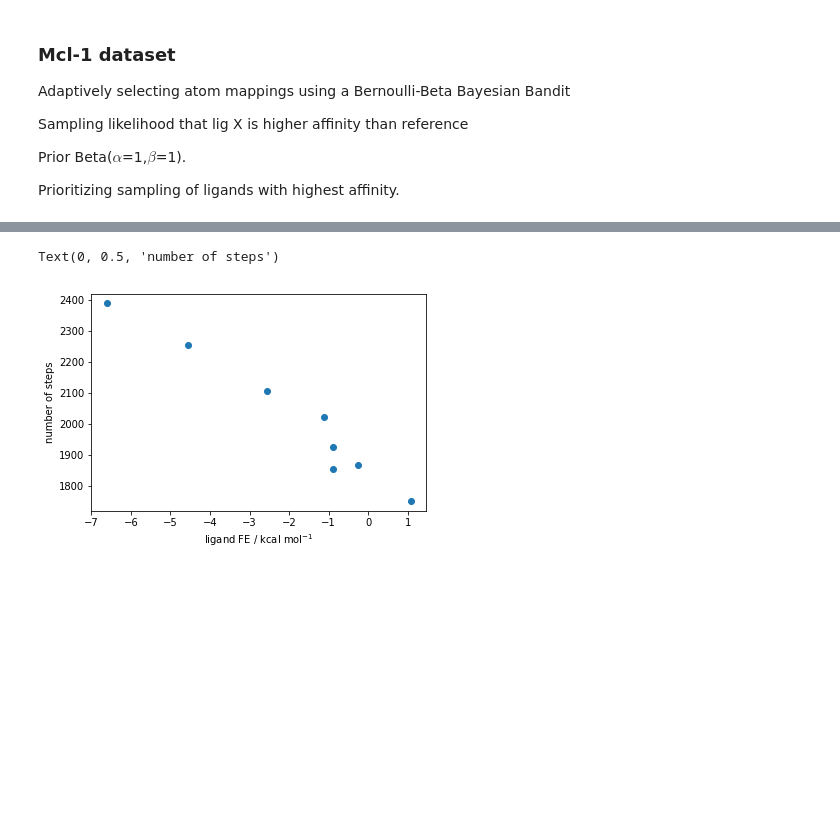
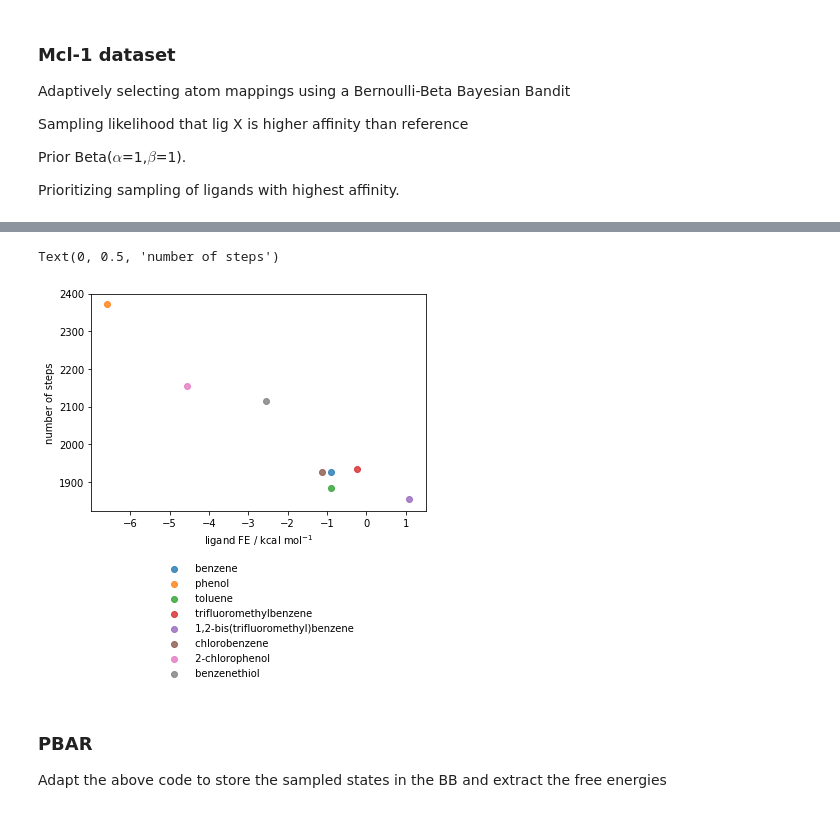
Before and after one commit to hannahbrucemacdonald/drugbandit, a Jupyter notebook: examples/adaptive/adaptive_sampling.ipynb, the cells around one changed output, grey strips where cells are left out. Saved outputs shown, nothing was run; the diff lists cells and outputs as text; code cells hidden in the pictures; blank space fills up the shorter version.

```diff
--- a/examples/adaptive/adaptive_sampling.ipynb
+++ b/examples/adaptive/adaptive_sampling.ipynb
@@ -193,8 +193,8 @@ with open('set_of_eight.smiles','r') as f:
             ligands.append(bandit.Node(details[2], float(details[3]), float(details[4]),lig_id))
             lig_id += 1
 
-ligands = ligands
-baseline_ligand = 0 # arbitrary choice of ligand
+# ligands = ligands[0:3]
+baseline_ligand = 5 # arbitrary choice of ligand
 
 edges = []
 
@@ -202,6 +202,11 @@ edges = []
 for lig_a, lig_b in itertools.combinations(ligands,2):  # generating all edges
     edges.append(bandit.Edges(lig_a,lig_b))
     index+=1
+
+n_steps = 3 # include paths between ligands that involve up to n_steps edges
+
+for ligand in ligands:
+    ligand.find_all_paths(baseline_ligand,edges,n_steps)
 # %%
 #########################
 # simulation parameters #
@@ -235,9 +255,8 @@ for step in range(0,steps+1):
 # %%
 for x in ligands:
-    print(x.name)
     print(x.fe)
     print('mean',(x.a)/(x.a+x.b))
     x.plot()
-    plt.xlabel('probability that the ligand is better than reference molecule')
+    plt.xlabel('probability that {} is better than reference molecule'.format(x.name))
     plt.show()
 # %% [output]
@@ -269,16 +282,28 @@ mean 0.5583596214511041
 # %%
 ligand_sampling = [0. for _ in ligands]
 for edge in edges:
     edge_steps = np.sum([x.nsteps for x in edge.bandits])
-#     print(np.sum([x.nsteps for x in edge.bandits]))
     ligand_sampling[edge.indexes[0]] += edge_steps
     ligand_sampling[edge.indexes[1]] += edge_steps
 
 ligand_fes = [ligand.fe for ligand in ligands]
 
-plt.scatter(ligand_fes,ligand_sampling)
+
+labels = [ligand.name for ligand in ligands]
+
+for i,ligand in enumerate(ligands):
+    plt.scatter(ligand.fe, ligand_sampling[i],label=ligand.name,
+               alpha=0.8)
+
+legend = plt.legend(loc=9, bbox_to_anchor=(0.5, -0.2))
+frame = legend.get_frame()
+frame.set_color('white')
 plt.xlabel('ligand FE / kcal mol$^{-1}$')
 plt.ylabel('number of steps')
 # %% [output]
 Text(0, 0.5, 'number of steps')
-[figure, old version]
+[figure, new version]
+# %% [markdown]
+### PBAR
+
+Adapt the above code to store the sampled states in the BB and extract the free energies
```
Also changed, not shown: parts of 6 cells of this notebook, 1 other file.
